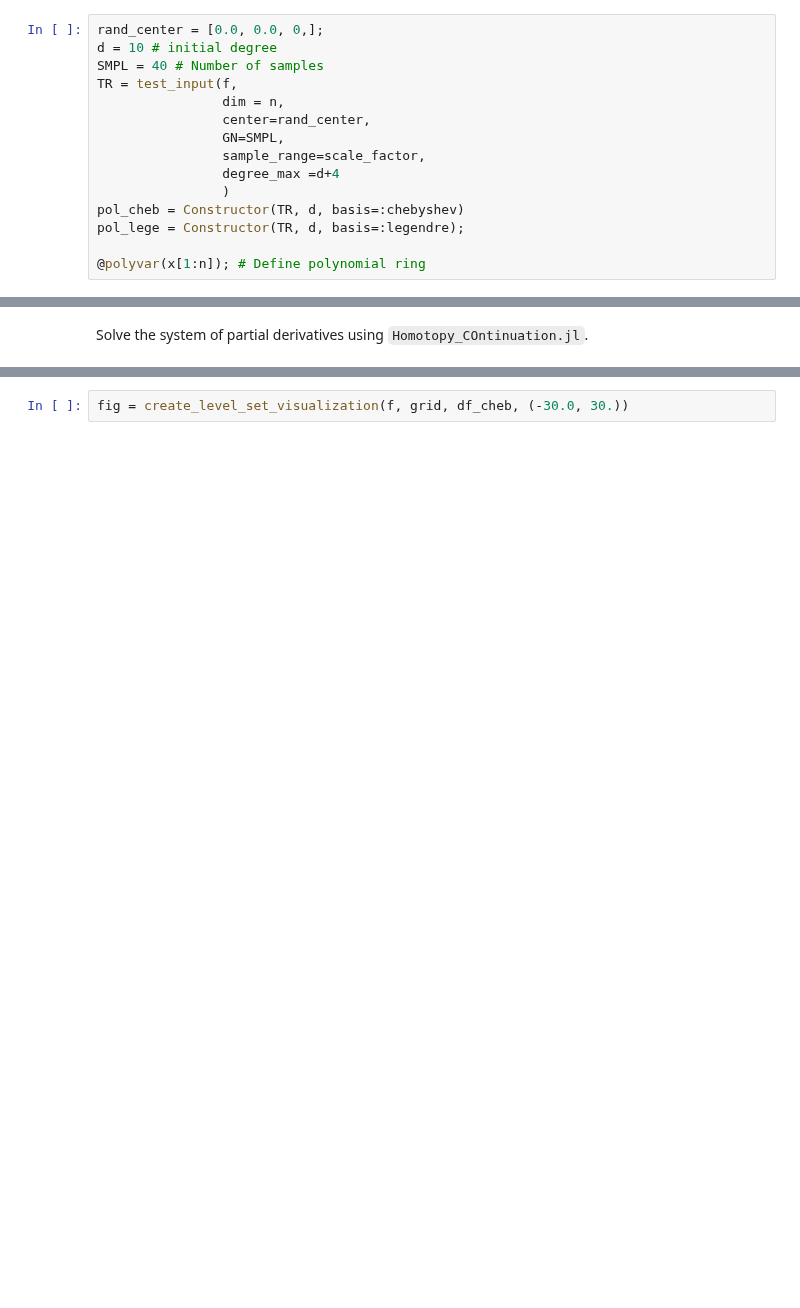
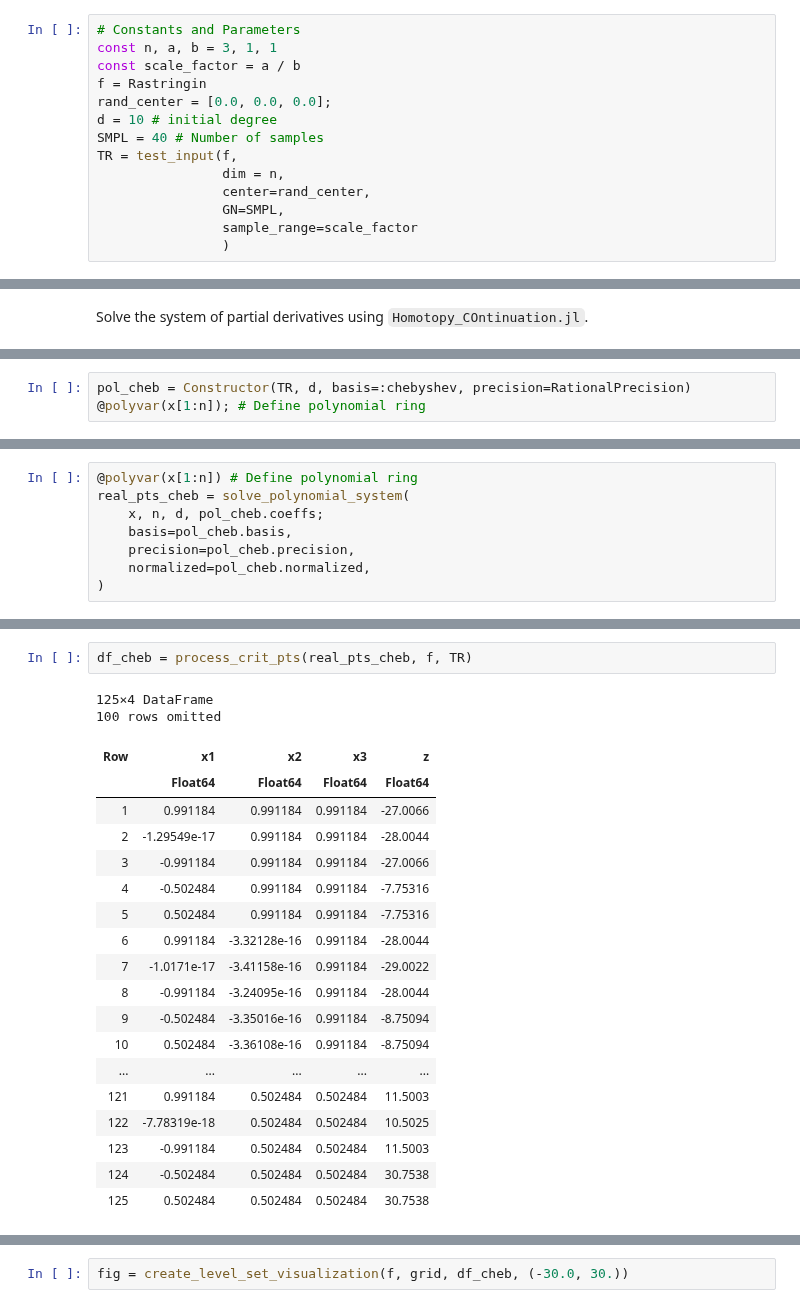
Before and after one commit to gescholt/Globtim.jl, a Jupyter notebook: Examples/Notebooks/Ratstrigin_3.ipynb, the cells around one changed output, grey strips where cells are left out. Drawn from its saved outputs; the diff is of its cells as text; blank space fills up the shorter version.

```diff
--- a/Examples/Notebooks/Ratstrigin_3.ipynb
+++ b/Examples/Notebooks/Ratstrigin_3.ipynb
@@ -16,18 +10,17 @@ Rastringin (generic function with 1 method)
 # %% [markdown]
 We set the number of samples used to generate the approximant. It is annoying that the error goes up while the degree has increased.
 # %%
-rand_center = [0.0, 0.0, 0,];
+# Constants and Parameters
+const n, a, b = 3, 1, 1
+const scale_factor = a / b
+f = Rastringin
+rand_center = [0.0, 0.0, 0.0];
 d = 10 # initial degree
 SMPL = 40 # Number of samples
 TR = test_input(f,
                 dim = n,
                 center=rand_center,
                 GN=SMPL,
-                sample_range=scale_factor,
-                degree_max =d+4
+                sample_range=scale_factor
                 )
-pol_cheb = Constructor(TR, d, basis=:chebyshev)
-pol_lege = Constructor(TR, d, basis=:legendre);
-
-@polyvar(x[1:n]); # Define polynomial ring
 # %% [output]
@@ -76,0 +30,3 @@ using GLMakie
+# %%
+pol_cheb = Constructor(TR, d, basis=:chebyshev, precision=RationalPrecision)
+@polyvar(x[1:n]); # Define polynomial ring
@@ -76,0 +35,8 @@ using GLMakie
+# %%
+@polyvar(x[1:n]) # Define polynomial ring
+real_pts_cheb = solve_polynomial_system(
+    x, n, d, pol_cheb.coeffs;
+    basis=pol_cheb.basis,
+    precision=pol_cheb.precision,
+    normalized=pol_cheb.normalized,
+)
@@ -76,0 +65,23 @@ using GLMakie
+# %%
+df_cheb = process_crit_pts(real_pts_cheb, f, TR)
+# %% [output]
+125×4 DataFrame
+100 rows omitted
+| Row | x1 | x2 | x3 | z |
+|  | Float64 | Float64 | Float64 | Float64 |
+| 1 | 0.991184 | 0.991184 | 0.991184 | -27.0066 |
+| 2 | -1.29549e-17 | 0.991184 | 0.991184 | -28.0044 |
+| 3 | -0.991184 | 0.991184 | 0.991184 | -27.0066 |
+| 4 | -0.502484 | 0.991184 | 0.991184 | -7.75316 |
+| 5 | 0.502484 | 0.991184 | 0.991184 | -7.75316 |
+| 6 | 0.991184 | -3.32128e-16 | 0.991184 | -28.0044 |
+| 7 | -1.0171e-17 | -3.41158e-16 | 0.991184 | -29.0022 |
+| 8 | -0.991184 | -3.24095e-16 | 0.991184 | -28.0044 |
+| 9 | -0.502484 | -3.35016e-16 | 0.991184 | -8.75094 |
+| 10 | 0.502484 | -3.36108e-16 | 0.991184 | -8.75094 |
+| ... | ... | ... | ... | ... |
+| 121 | 0.991184 | 0.502484 | 0.502484 | 11.5003 |
+| 122 | -7.78319e-18 | 0.502484 | 0.502484 | 10.5025 |
+| 123 | -0.991184 | 0.502484 | 0.502484 | 11.5003 |
+| 124 | -0.502484 | 0.502484 | 0.502484 | 30.7538 |
+| 125 | 0.502484 | 0.502484 | 0.502484 | 30.7538 |
```
Also changed, not shown: parts of 12 cells of this notebook, 5 other files.
